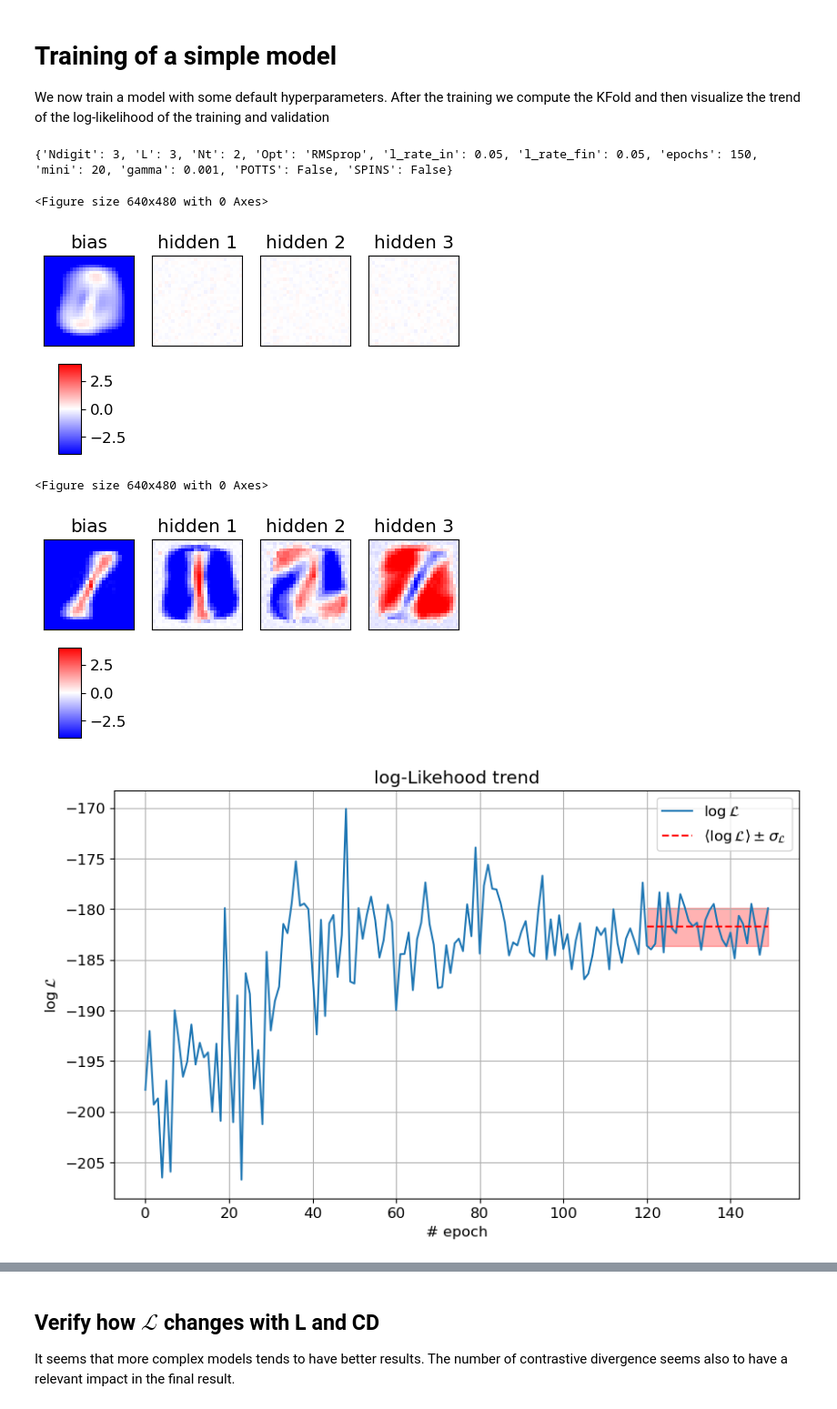
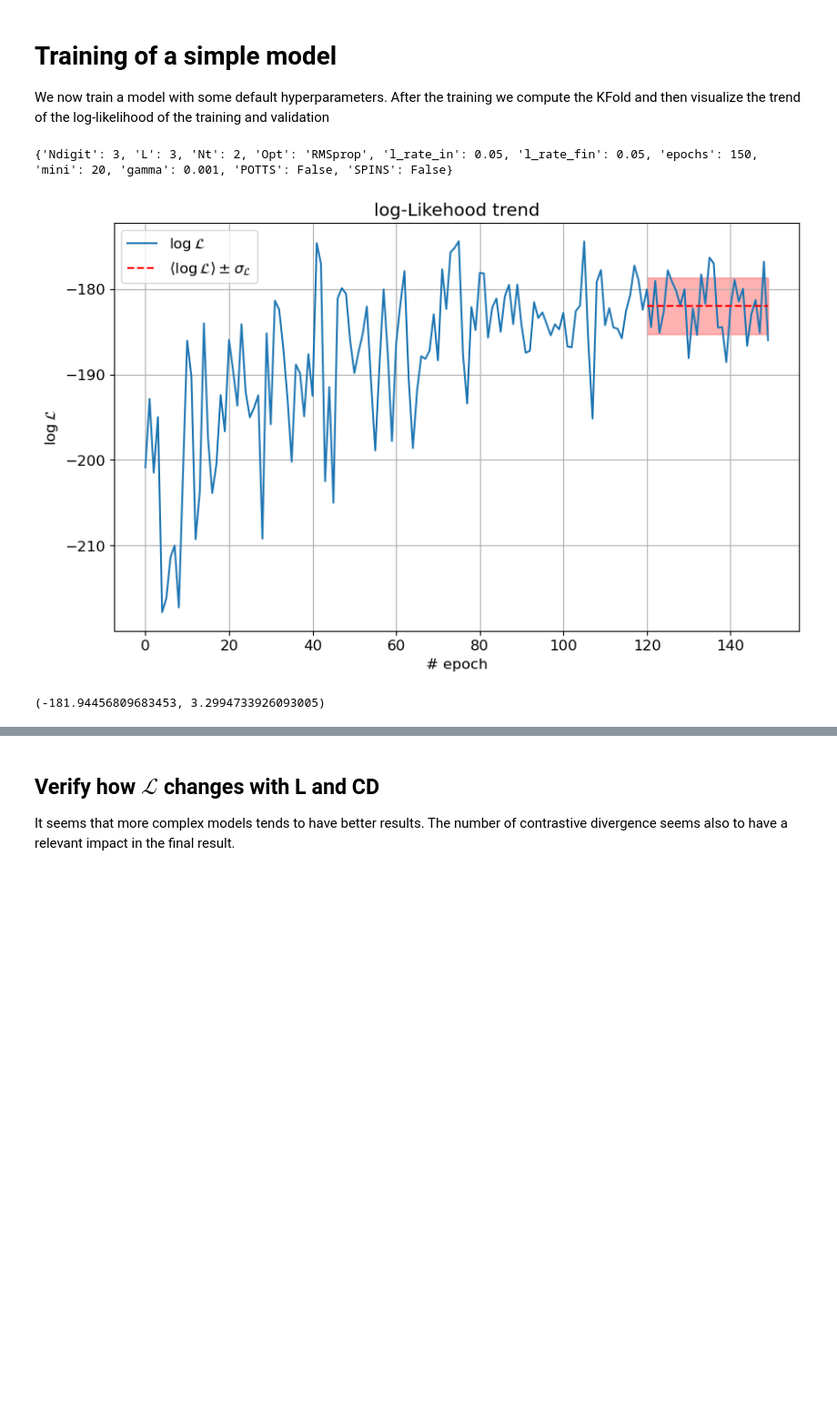
Before and after one commit to FrancescoLR02/LCP-Mod-B-Exercises, a Jupyter notebook: ex2_RBM/group2503_exercise2.ipynb, the cells around one changed output, grey strips where cells are left out. Shown at 91% size. Drawn from its saved outputs; the diff is of its cells as text; code cells hidden in the pictures; blank space fills up the shorter version.

```diff
--- a/ex2_RBM/group2503_exercise2.ipynb
+++ b/ex2_RBM/group2503_exercise2.ipynb
@@ -230,5 +259,5 @@ for i in range(8):
 # %%
-def plot_weights_bias(wE, bE, epoch, L, side=0,cols=0,thr=0,s=1.5, title=False, save=True, cmap="bwr"):
+def plot_weights_bias(wE, bE, epoch, L, side=0,cols=0,thr=0,s=1.5, title=False, save=False, cmap="bwr"):
    '''
    Plot the weights of the RBM, one plot for each hidden unit.
    '''
@@ -719,7 +748,7 @@ def train_RBM(Hyperparams, FolderName, Debug = False, LL = True, LLPlot = False,
       indices=np.arange(len(data)).astype("int")
 
       if Debug:
-         plot_weights_bias(wE, aE, 0, L, cols=6, save=False)
+         plot_weights_bias(wE, aE, 0, L, cols=2, save=False, )
 
       if Debug:
          if POTTS: print("Starting the training, POTTS=True")
@@ -816,7 +845,7 @@ def train_RBM(Hyperparams, FolderName, Debug = False, LL = True, LLPlot = False,
          str_time = datetime.datetime.now().strftime("_%m%d_%H%M")
 
       if Debug:
-         plot_weights_bias(wE, aE, epoch, L, cols=6, save=False)
+         plot_weights_bias(wE, aE, epoch, L, cols=2, save=False)
 
 
       if BoolSaveFile:
@@ -841,7 +870,7 @@ def train_RBM(Hyperparams, FolderName, Debug = False, LL = True, LLPlot = False,
          plt.plot(LLlinspace, MeanLL, linestyle='dashed', color="red", label=r"$\langle\mathcal{\log L}\rangle \pm \sigma_{\mathcal{L}}$")
          plt.fill_between(LLlinspace, MeanLL - np.std(LogLike), MeanLL + np.std(LogLike), color='red', alpha=0.3, )
 
-         plt.title("log-Likehood trend")  # Titolo
+         plt.title("log-Likelihood trend")  # Titolo
          plt.xlabel("# epoch")  # Etichetta asse X
          plt.ylabel(r"$\log \mathcal{L}$")  # Etichetta asse Y
          plt.grid(True)  # Aggiunge una griglia
@@ -900,11 +929,8 @@ We now train a model with some default hyperparameters. After the training we co
 # %%
 DefaultHyperp = {'Ndigit': 3, 'L': 3, 'Nt': 2, 'Opt': 'RMSprop', 'l_rate_in': 0.05, 'l_rate_fin': 0.05, 'epochs': 150, 'mini': 20, 'gamma': 0.001, 'POTTS': False, 'SPINS': False}
 print(DefaultHyperp)
-train_RBM(DefaultHyperp, FolderName = Folder1, Debug = True, LL = True, LLPlot=True, BoolSaveFile=True)
+train_RBM(DefaultHyperp, FolderName = Folder1, Debug = False, LL = True, LLPlot=True, BoolSaveFile=True)
 # %% [output]
 {'Ndigit': 3, 'L': 3, 'Nt': 2, 'Opt': 'RMSprop', 'l_rate_in': 0.05, 'l_rate_fin': 0.05, 'epochs': 150, 'mini': 20, 'gamma': 0.001, 'POTTS': False, 'SPINS': False}
+[figure, new version]
-<Figure size 640x480 with 0 Axes>
+(-181.94456809683453, 3.2994733926093005)
-[figure, old version]
-<Figure size 640x480 with 0 Axes>
-[figure, removed]
-[figure, removed]
```
Also changed, not shown: parts of 18 cells of this notebook.
